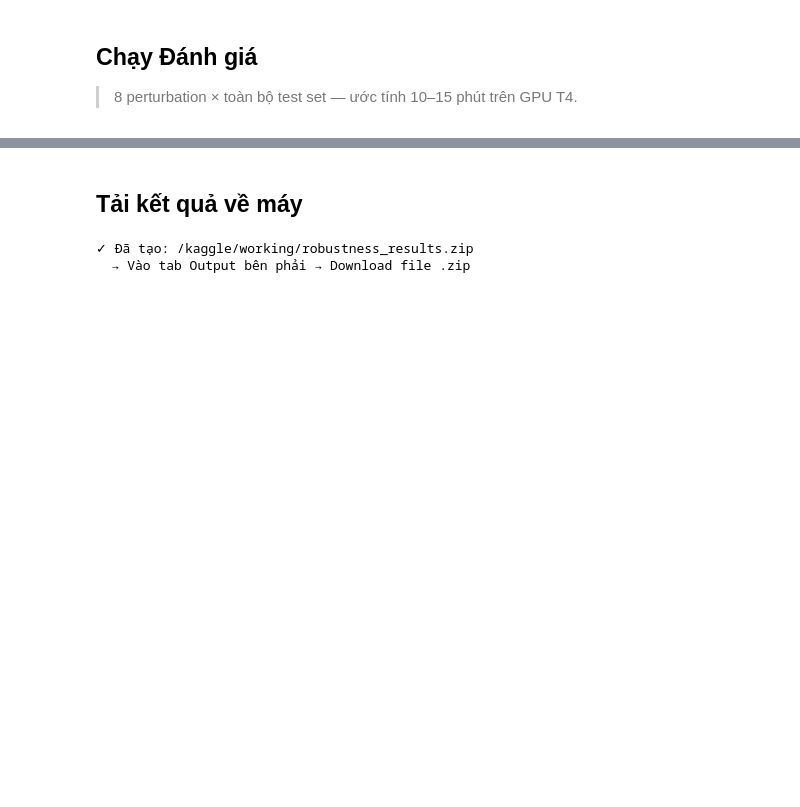
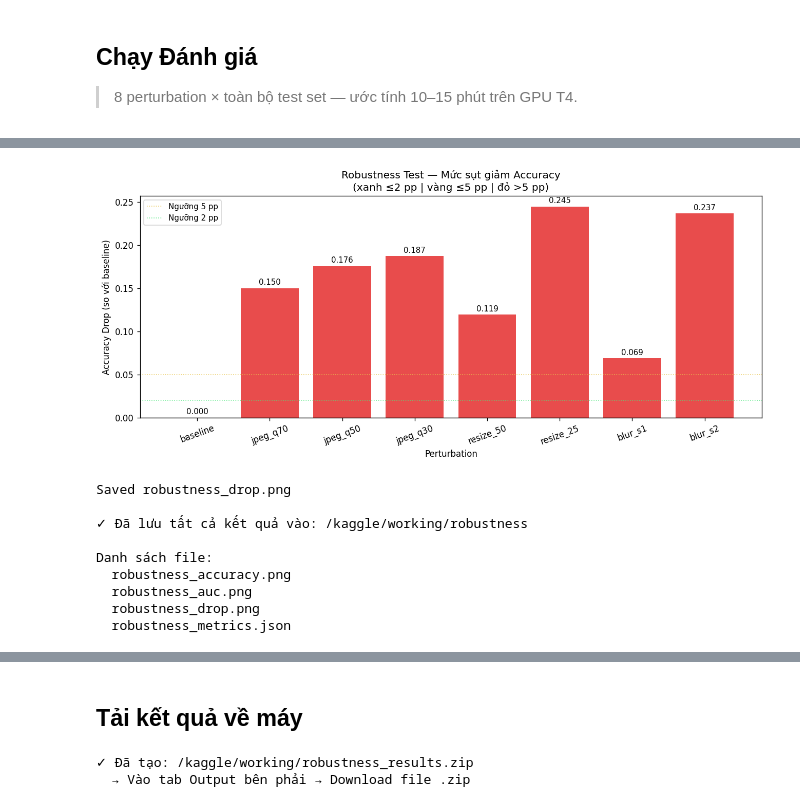
Before and after one commit to UIT-June-2025-Nhom-8/DS200.F21.CN2.BigData, a Jupyter notebook: notebooks/04-robustness-test-kaggle.ipynb, the cells around one changed output, grey strips where cells are left out. Saved outputs shown, nothing was run; the diff lists cells and outputs as text; code cells hidden in the pictures; blank space fills up the shorter version.

```diff
--- a/notebooks/04-robustness-test-kaggle.ipynb
+++ b/notebooks/04-robustness-test-kaggle.ipynb
@@ -375,0 +490,37 @@ Danh sách file:
+# %%
+# Biểu đồ 3: Bar chart Accuracy Drop
+acc_drops = [base_acc - v for v in acc_vals]
+colors    = ["#4CE87C" if d <= 0.02 else "#E8C44C" if d <= 0.05 else "#E84C4C"
+             for d in acc_drops]
+fig, ax   = plt.subplots(figsize=(11, 5))
+bars = ax.bar(names, acc_drops, color=colors)
+ax.axhline(0,    color="black",   linewidth=0.8)
+ax.axhline(0.05, color="#E8C44C", linestyle=":", linewidth=1, alpha=0.8, label="Ngưỡng 5 pp")
+ax.axhline(0.02, color="#4CE87C", linestyle=":", linewidth=1, alpha=0.8, label="Ngưỡng 2 pp")
+ax.set_xlabel("Perturbation")
+ax.set_ylabel("Accuracy Drop (so với baseline)")
+ax.set_title("Robustness Test — Mức sụt giảm Accuracy\n(xanh ≤2 pp | vàng ≤5 pp | đỏ >5 pp)")
+ax.tick_params(axis="x", rotation=20)
+ax.legend(fontsize=9)
+for bar, v in zip(bars, acc_drops):
+    ax.text(bar.get_x() + bar.get_width()/2, bar.get_height() + 0.002,
+            f"{v:.3f}", ha="center", va="bottom", fontsize=9)
+fig.tight_layout()
+_save_and_show(fig, f"{OUTPUT_DIR}/robustness_drop.png")
+print("Saved robustness_drop.png")
+
+print(f"\n✓ Đã lưu tất cả kết quả vào: {OUTPUT_DIR}")
+print("\nDanh sách file:")
+for f in sorted(os.listdir(OUTPUT_DIR)):
+    print(f"  {f}")
+# %% [output]
+[figure, added]
+Saved robustness_drop.png
+
+✓ Đã lưu tất cả kết quả vào: /kaggle/working/robustness
+
+Danh sách file:
+  robustness_accuracy.png
+  robustness_auc.png
+  robustness_drop.png
+  robustness_metrics.json
```
Also changed, not shown: parts of 17 cells of this notebook, 20 other files.
